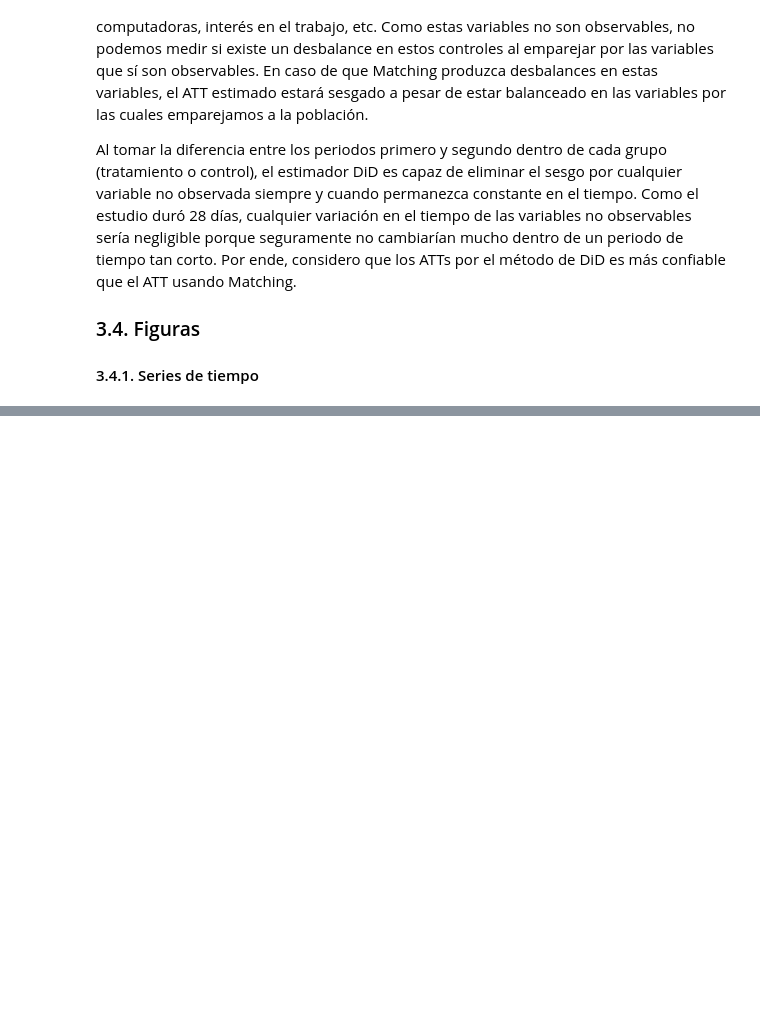
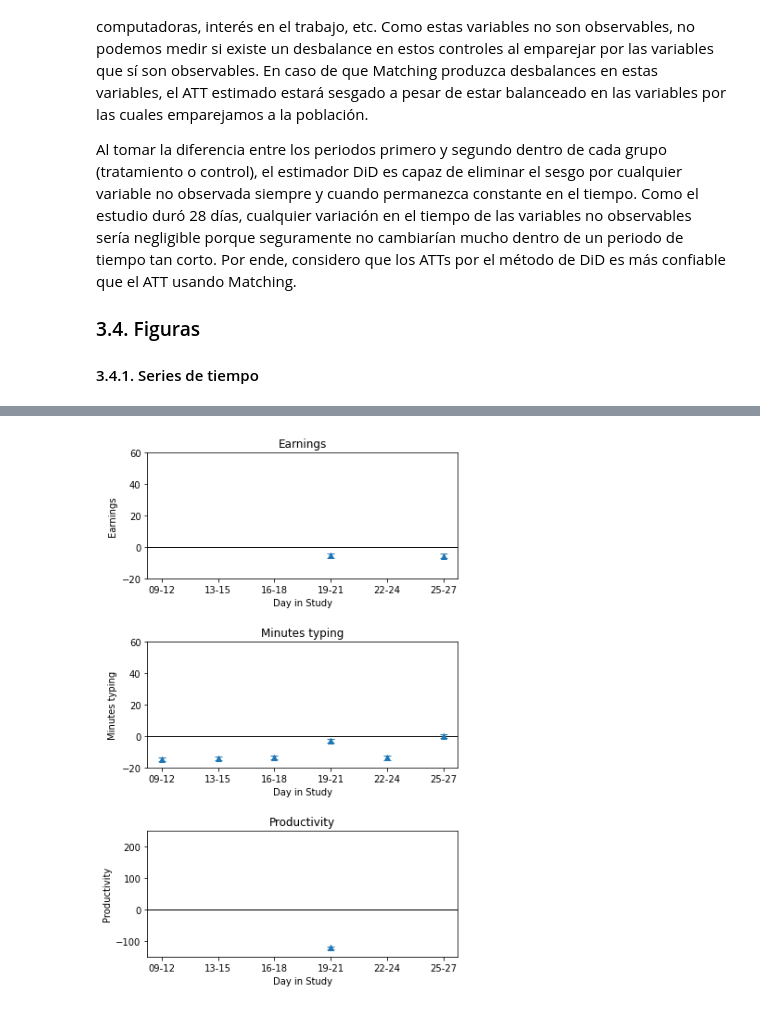
Before and after one commit to ArturoSbr/EmtrAp-hw01, a Jupyter notebook: cod/main.ipynb, the cells around one changed output, grey strips where cells are left out. Cells and saved outputs as stored; diff of their text form; code cells hidden in the pictures; blank space fills up the shorter version.

```diff
--- a/cod/main.ipynb
+++ b/cod/main.ipynb
@@ -784,0 +786,77 @@ plt.show()
+# %%
+# Declarar grupos de días
+d3['groupDay'] = np.where(
+    d3['day_in_study'].le(8) | d3['day_in_study'].eq(28),
+    'Bye',
+    np.where(
+        d3['day_in_study'].between(9, 12),
+        '09-12',
+        np.where(
+            d3['day_in_study'].between(13, 15),
+            '13-15',
+            np.where(
+                d3['day_in_study'].between(16, 18),
+                '16-18',
+                np.where(
+                    d3['day_in_study'].between(19, 21),
+                    '19-21',
+                    np.where(
+                        d3['day_in_study'].between(22, 24),
+                        '22-24',
+                        '25-27'
+                    )
+                )
+            )
+        )
+    )
+)
+
+# Convertir typing_time_hr a mins
+d3['typing_time_mins'] = d3['typing_time_hr'] * 60
+
+# Agrupar
+m = d3['day_in_study'].between(9, 27)
+t = d3[m].groupby(['groupDay','T_nap'])[['earnings','typing_time_mins','productivity']].agg(['mean','std','size'])
+
+# Plots
+fig, axes = plt.subplots(nrows=3, ncols=1)#, sharex=True)
+fig.set_figheight(10)
+fig.subplots_adjust(hspace=.5)
+
+# Titles and y-limits by case
+lims = {'earnings':(-20, 60), 'typing_time_mins':(-20, 60), 'productivity':(-150, 250)}
+ttls = {'earnings':'Earnings', 'typing_time_mins':'Minutes typing', 'productivity':'Productivity'}
+
+for i, y in enumerate(['earnings','typing_time_mins','productivity']):
+    # Get axis
+    ax = axes.flatten()[i]
+
+    # To frame
+    d = t[y].reset_index()
+
+    # Get tau
+    d['tau'] = d['mean'] - d.groupby('groupDay')['mean'].shift()
+
+    # Get std
+    d['s'] = d['std'].div(d['size'])
+    d['s'] = np.sqrt(d['s'] + d.groupby('groupDay')['s'].shift())
+
+    # Keep second row per group
+    d = d.loc[d['T_nap'].eq(1), ['groupDay','tau','s']]
+
+    # Plot
+    ax.errorbar(
+        x=d['groupDay'], y=d['tau'], yerr=d['s'] * 1.96,
+        ls='none', marker='^', elinewidth=1, capsize=4
+    )
+
+    # Plot aesthetics
+    ax.axhline(0, color='black', lw=1)
+    ax.set_ylim(lims[y])
+    ax.set_xlabel('Day in Study')
+    ax.set_ylabel(ttls[y])
+    ax.set_title(ttls[y])
+
+plt.show()
+# %% [output]
+[figure, added]
```
Also changed, not shown: parts of 4 cells of this notebook.
